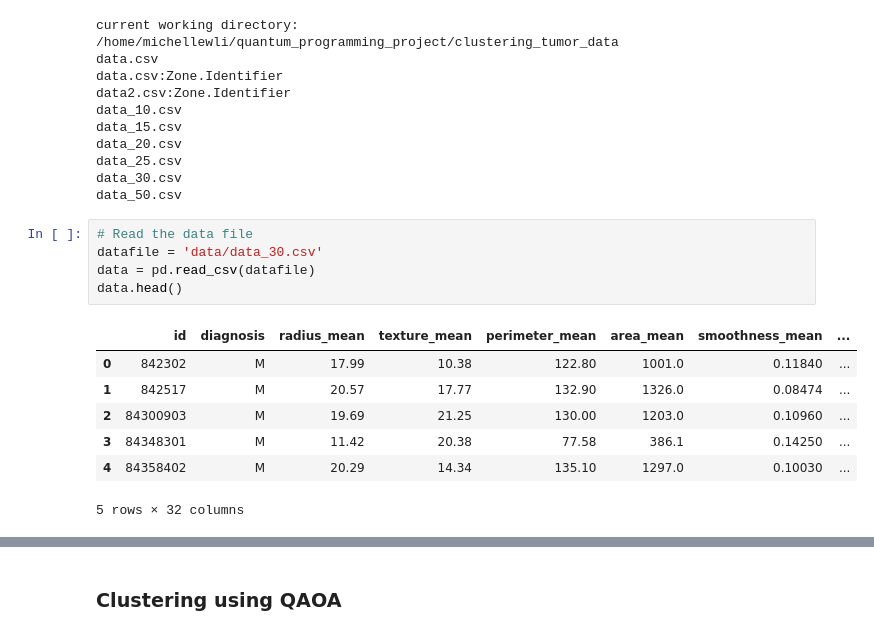
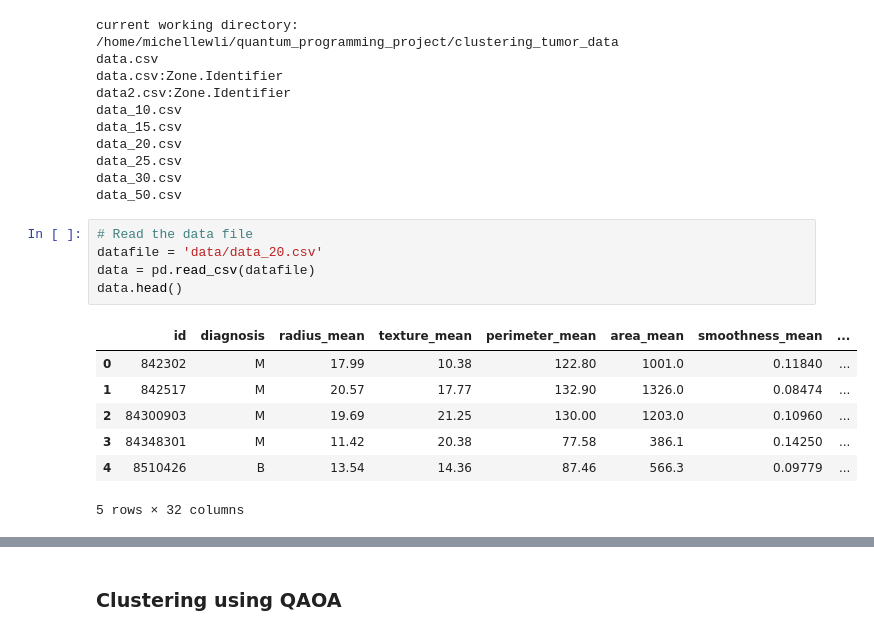
Before and after one commit to michellewli/clustering_tumor_data, a Jupyter notebook: qaoa_clustering.ipynb, the cells around one changed output, grey strips where cells are left out. Cells and saved outputs as stored; diff of their text form.

```diff
--- a/qaoa_clustering.ipynb
+++ b/qaoa_clustering.ipynb
@@ -36,16 +33,16 @@ data_30.csv
 data_50.csv
 # %%
 # Read the data file
-datafile = 'data/data_30.csv'
+datafile = 'data/data_20.csv'
 data = pd.read_csv(datafile)
 data.head()
 # %% [output]
 |  | id | diagnosis | radius_mean | texture_mean | perimeter_mean | area_mean | smoothness_mean | ... |
 | 0 | 842302 | M | 17.99 | 10.38 | 122.80 | 1001.0 | 0.11840 | ... |
 | 1 | 842517 | M | 20.57 | 17.77 | 132.90 | 1326.0 | 0.08474 | ... |
 | 2 | 84300903 | M | 19.69 | 21.25 | 130.00 | 1203.0 | 0.10960 | ... |
 | 3 | 84348301 | M | 11.42 | 20.38 | 77.58 | 386.1 | 0.14250 | ... |
-| 4 | 84358402 | M | 20.29 | 14.34 | 135.10 | 1297.0 | 0.10030 | ... |
+| 4 | 8510426 | B | 13.54 | 14.36 | 87.46 | 566.3 | 0.09779 | ... |
 5 rows × 32 columns
 # %%
 import pandas as pd
```
Also changed, not shown: parts of 21 cells of this notebook, 1 other file.
